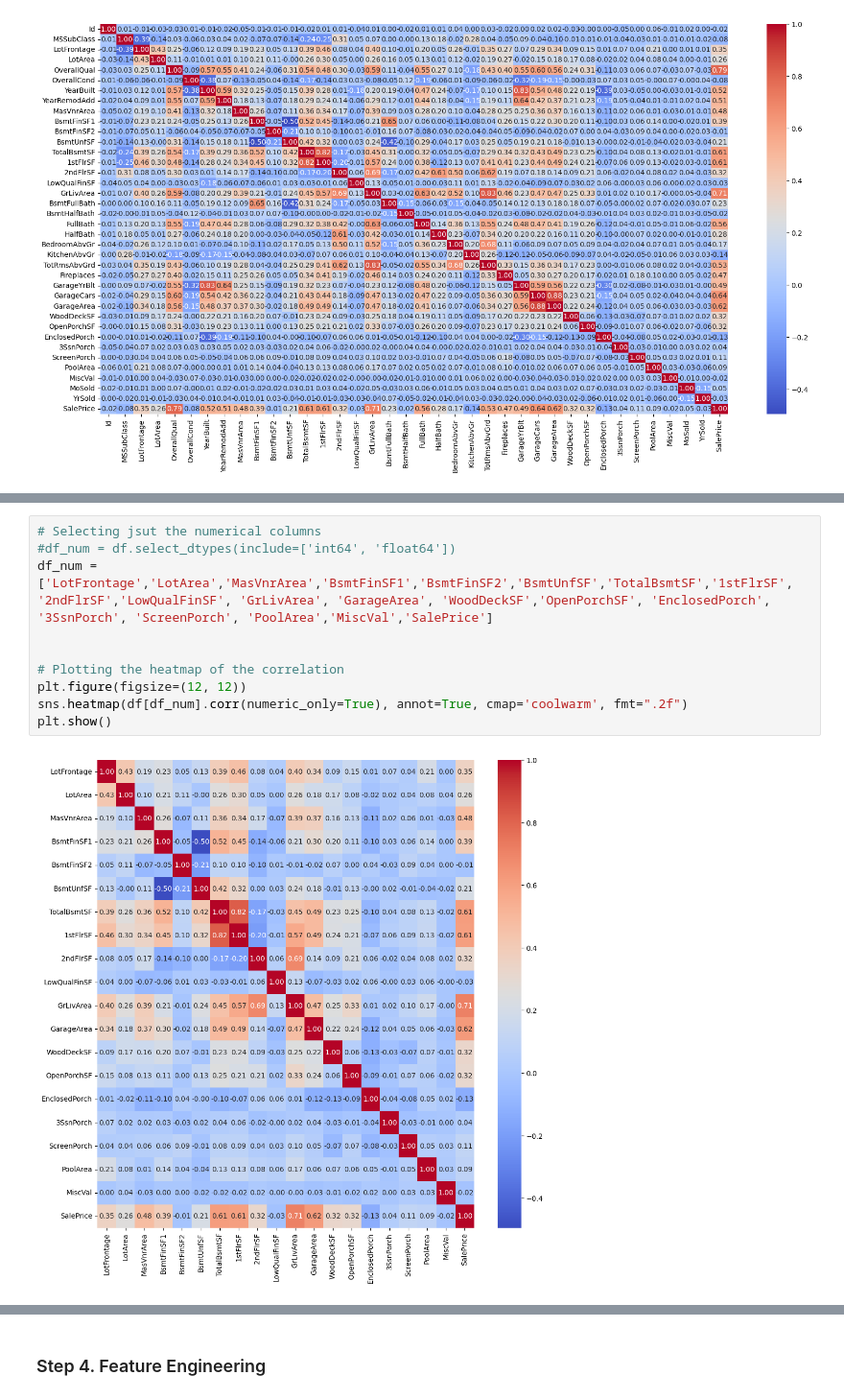
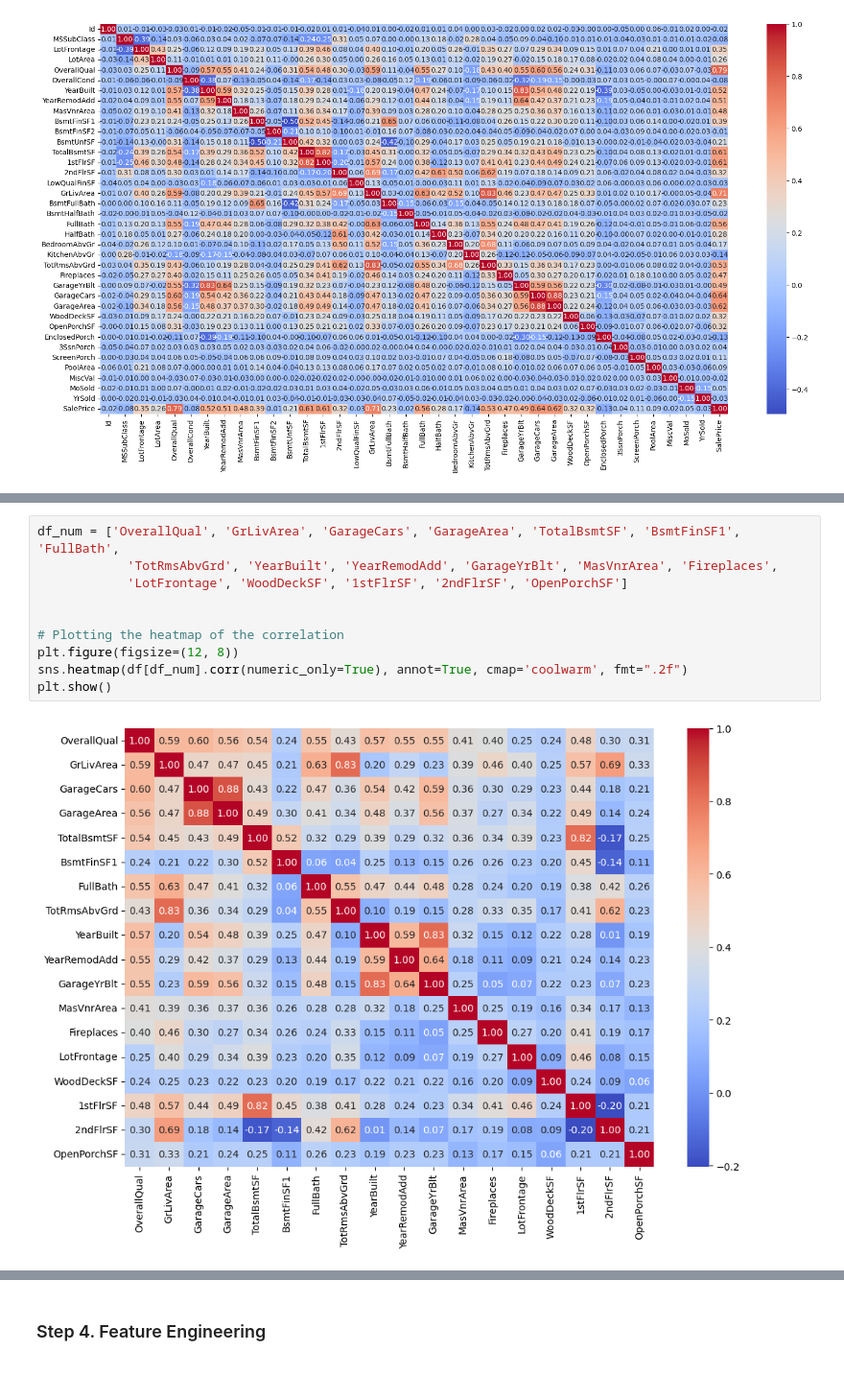
Before and after one commit to CarlosMEbratt/House-Prices---Advanced-Regression, a Jupyter notebook: main.ipynb, the cells around one changed output, grey strips where cells are left out. Shown at 96% size. Drawn from its saved outputs; the diff is of its cells as text.

```diff
--- a/main.ipynb
+++ b/main.ipynb
@@ -372,12 +412,12 @@ plt.show()
 # %%
-# Selecting jsut the numerical columns
-#df_num = df.select_dtypes(include=['int64', 'float64'])
-df_num = ['LotFrontage','LotArea','MasVnrArea','BsmtFinSF1','BsmtFinSF2','BsmtUnfSF','TotalBsmtSF','1stFlrSF', '2ndFlrSF','LowQualFinSF', 'GrLivArea', 'GarageArea', 'WoodDeckSF','OpenPorchSF', 'EnclosedPorch', '3SsnPorch', 'ScreenPorch', 'PoolArea','MiscVal','SalePrice']
+df_num = ['OverallQual', 'GrLivArea', 'GarageCars', 'GarageArea', 'TotalBsmtSF', 'BsmtFinSF1', 'FullBath',
+            'TotRmsAbvGrd', 'YearBuilt', 'YearRemodAdd', 'GarageYrBlt', 'MasVnrArea', 'Fireplaces',
+            'LotFrontage', 'WoodDeckSF', '1stFlrSF', '2ndFlrSF', 'OpenPorchSF']
 
 
 # Plotting the heatmap of the correlation
-plt.figure(figsize=(12, 12))
+plt.figure(figsize=(12, 8))
 sns.heatmap(df[df_num].corr(numeric_only=True), annot=True, cmap='coolwarm', fmt=".2f")
 plt.show()
 # %% [output]
-[figure, old version]
+[figure, new version]
```
Also changed, not shown: parts of 9 cells of this notebook.
